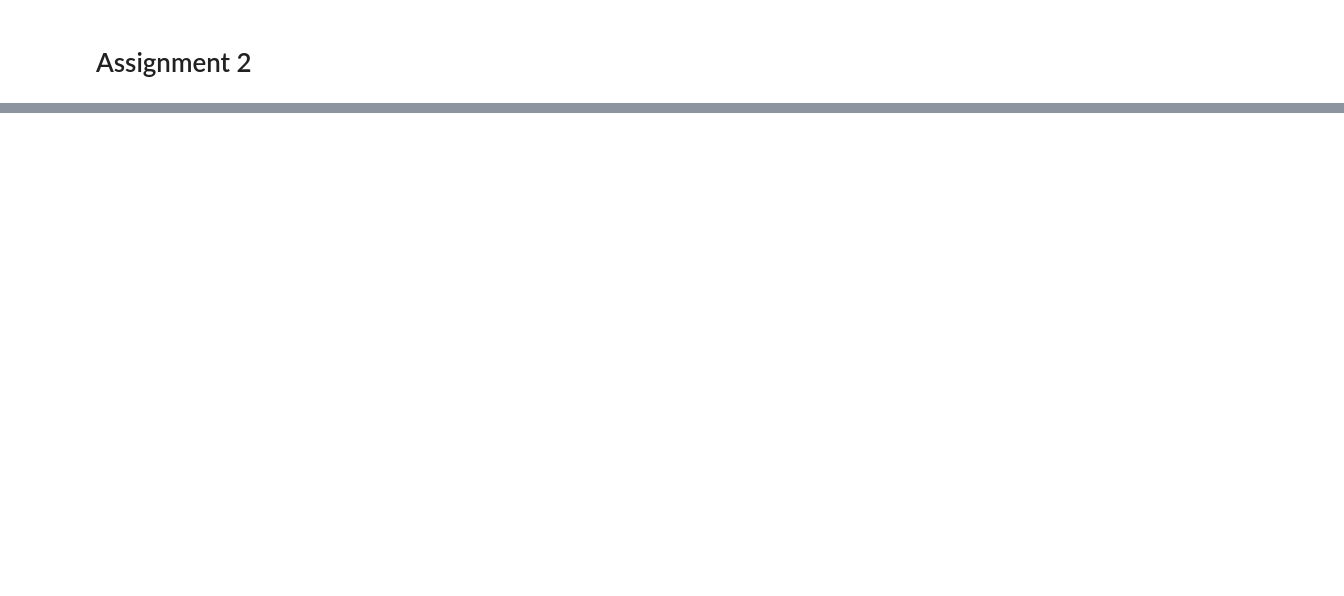
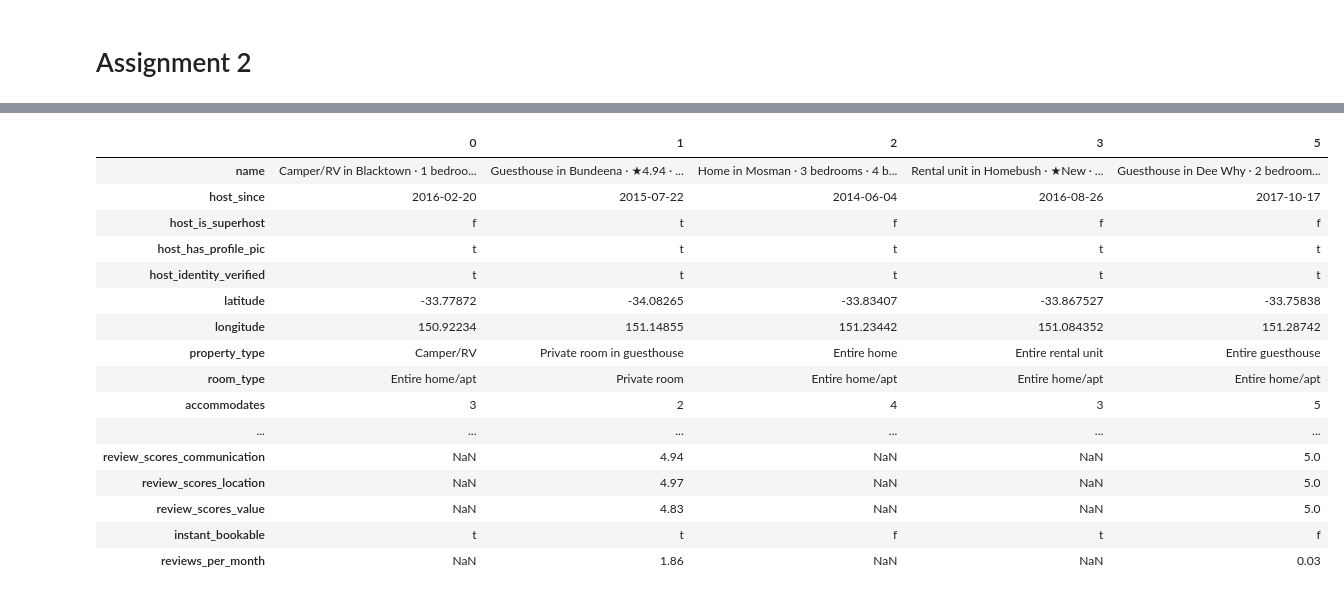
Before and after one commit to thimaipham/2.CEU_DA3_Assignment2, a Jupyter notebook: DA3_Assignment2_ThiMaiPham.ipynb, the cells around one changed output, grey strips where cells are left out. Drawn from its saved outputs; the diff is of its cells as text; code cells hidden in the pictures; blank space fills up the shorter version.

```diff
--- a/DA3_Assignment2_ThiMaiPham.ipynb
+++ b/DA3_Assignment2_ThiMaiPham.ipynb
@@ -87,0 +74,40 @@ data_cleaned.head().T
+# %%
+# Convert 'bathrooms_text' to a numeric 'bathrooms' column by extracting the number
+data_cleaned['bathrooms'] = data_cleaned['bathrooms_text'].str.extract('(\d+)').astype(float)
+
+# Convert 'price' to a numeric column by removing the '$' and ',' then converting to float
+data_cleaned['price'] = data_cleaned['price'].replace('[\$,]', '', regex=True).astype(float)
+
+# Drop the original 'bathrooms_text' column as it's now redundant
+data_cleaned = data_cleaned.drop('bathrooms_text', axis=1)
+# %%
+# Calculate the percentage of missing values for each column
+missing_percentage = data_cleaned.isnull().mean() * 100
+
+# Due to some columns which have more than 40% of missing values, I will drop those columns
+# Identify columns with more than 40% missing values
+columns_to_drop_missing = missing_percentage[missing_percentage > 40].index
+
+# Drop these columns
+data_cleaned = data_cleaned.drop(columns=columns_to_drop_missing)
+
+# Display the columns dropped and the updated DataFrame head
+data_cleaned.head().T
+# %% [output]
+|  | 0 | 1 | 2 | 3 | 5 |
+| name | Camper/RV in Blacktown · 1 bedroo... | Guesthouse in Bundeena · ★4.94 · ... | Home in Mosman · 3 bedrooms · 4 b... | Rental unit in Homebush · ★New · ... | Guesthouse in Dee Why · 2 bedroom... |
+| host_since | 2016-02-20 | 2015-07-22 | 2014-06-04 | 2016-08-26 | 2017-10-17 |
+| host_is_superhost | f | t | f | f | f |
+| host_has_profile_pic | t | t | t | t | t |
+| host_identity_verified | t | t | t | t | t |
+| latitude | -33.77872 | -34.08265 | -33.83407 | -33.867527 | -33.75838 |
+| longitude | 150.92234 | 151.14855 | 151.23442 | 151.084352 | 151.28742 |
+| property_type | Camper/RV | Private room in guesthouse | Entire home | Entire rental unit | Entire guesthouse |
+| room_type | Entire home/apt | Private room | Entire home/apt | Entire home/apt | Entire home/apt |
+| accommodates | 3 | 2 | 4 | 3 | 5 |
+| ... | ... | ... | ... | ... | ... |
+| review_scores_communication | NaN | 4.94 | NaN | NaN | 5.0 |
+| review_scores_location | NaN | 4.97 | NaN | NaN | 5.0 |
+| review_scores_value | NaN | 4.83 | NaN | NaN | 5.0 |
+| instant_bookable | t | t | f | t | f |
+| reviews_per_month | NaN | 1.86 | NaN | NaN | 0.03 |
```
Also changed, not shown: parts of 5 cells of this notebook.
